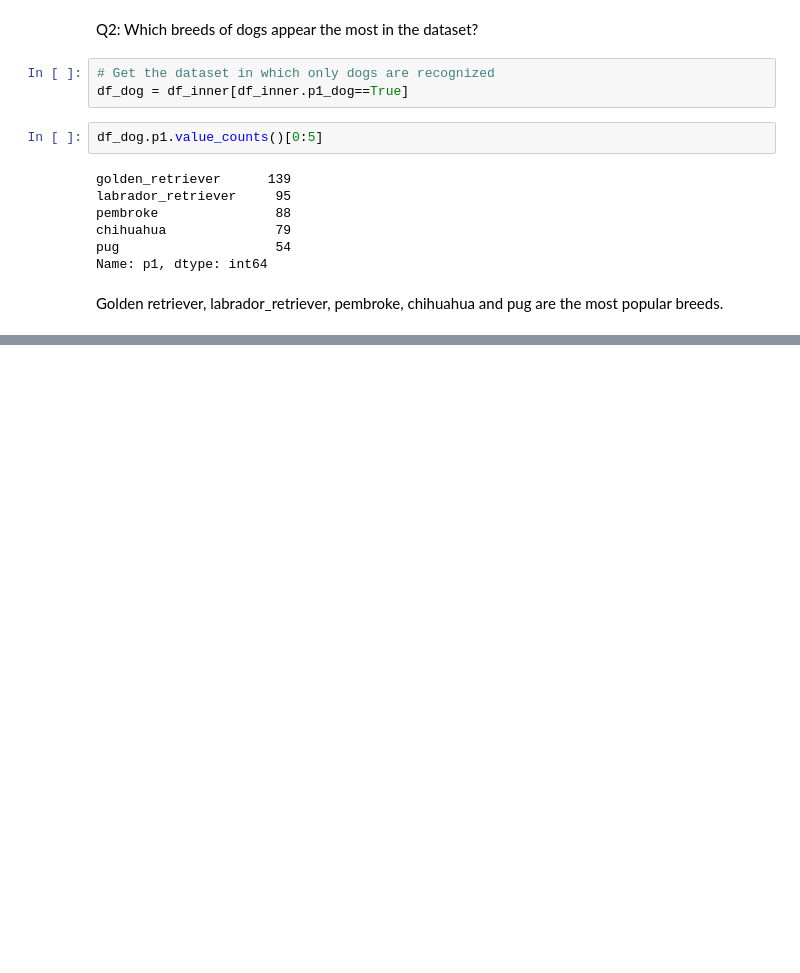
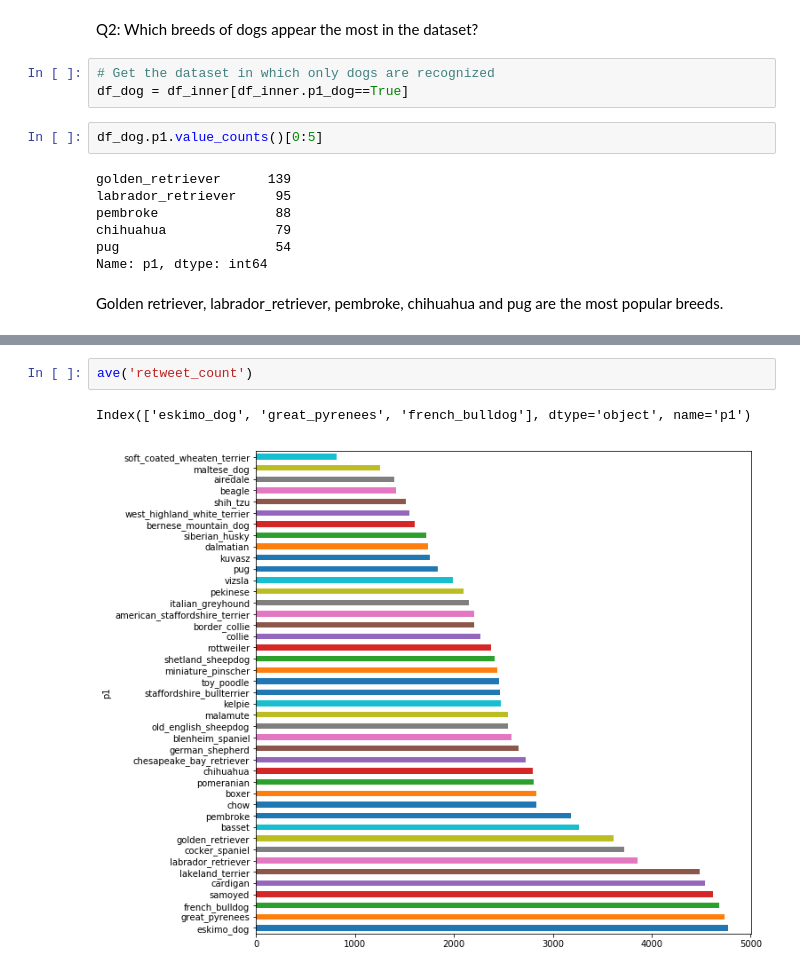
Before and after one commit to jgu1989/UdacityDataAnalystNanodegree, a Jupyter notebook: 4_Wrangle_Analyze/wrangle_act.ipynb, the cells around one changed output, grey strips where cells are left out. Saved outputs shown, nothing was run; the diff lists cells and outputs as text; blank space fills up the shorter version.

```diff
--- a/4_Wrangle_Analyze/wrangle_act.ipynb
+++ b/4_Wrangle_Analyze/wrangle_act.ipynb
@@ -743,0 +771,5 @@ df_inner.head()
+# %%
+ave('retweet_count')
+# %% [output]
+Index(['eskimo_dog', 'great_pyrenees', 'french_bulldog'], dtype='object', name='p1')
+[figure, added]
```
Also changed, not shown: parts of 8 cells of this notebook.
